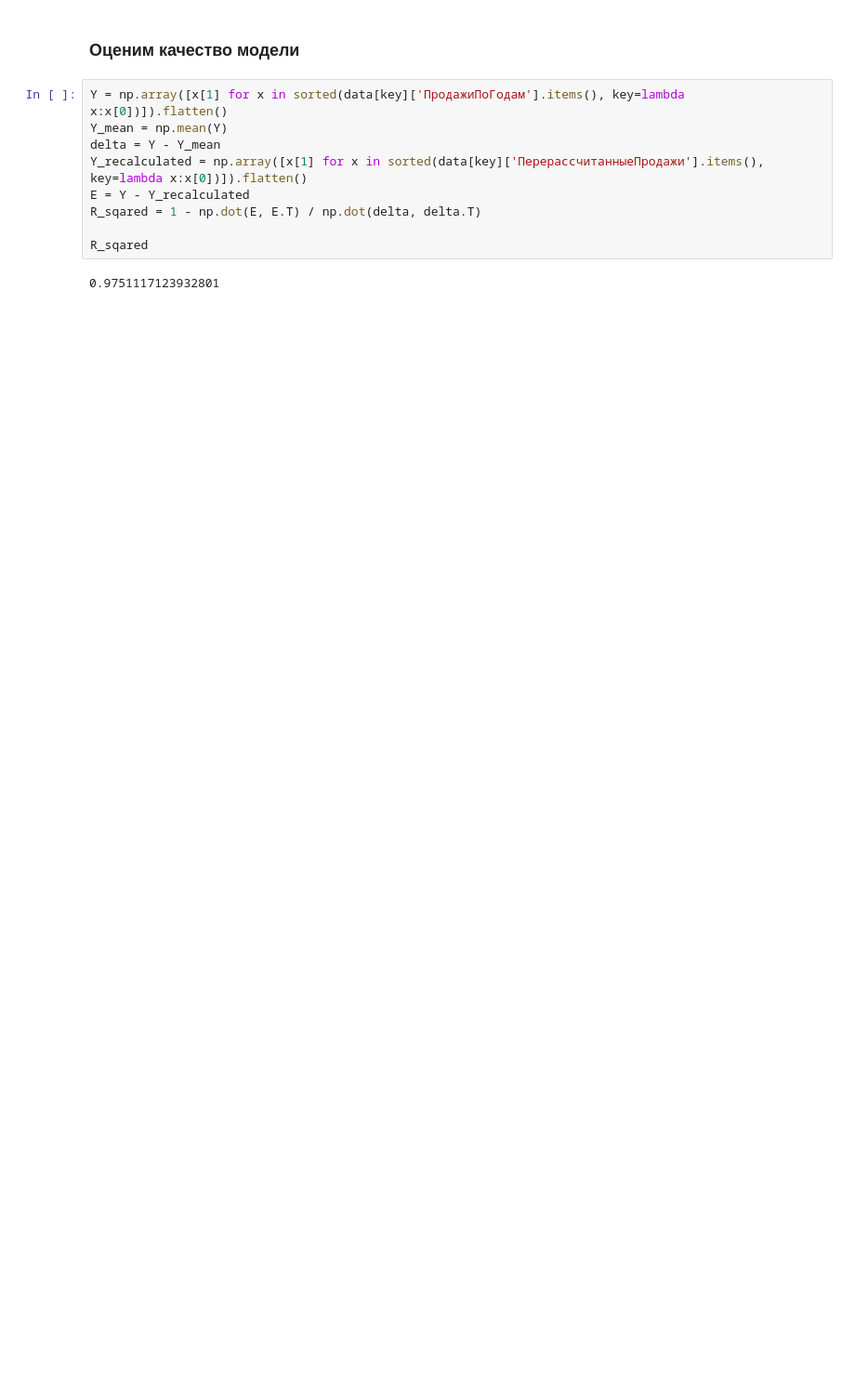
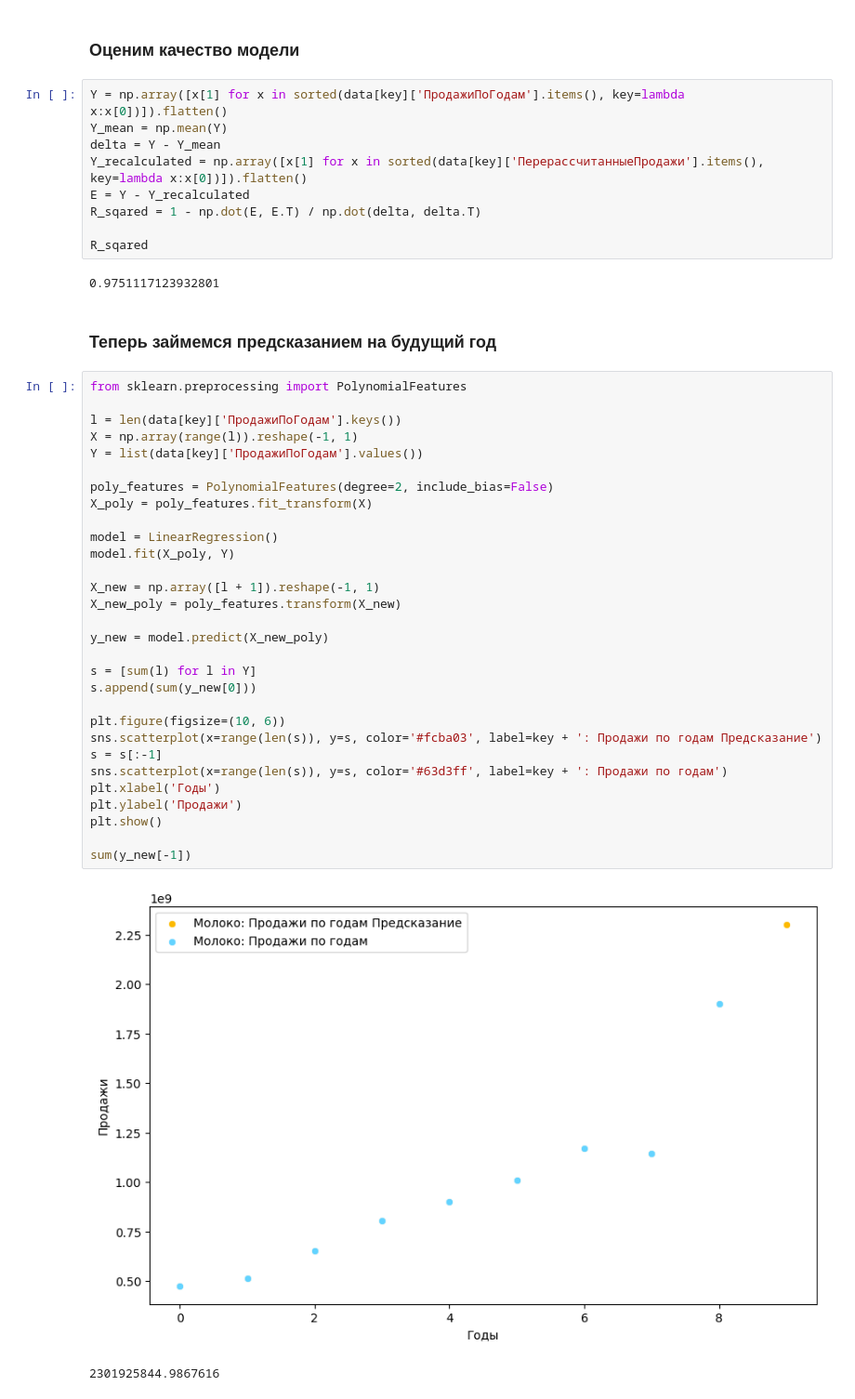
Before and after one commit to AltairkaGit/MilkStats, a Jupyter notebook: model.ipynb, the cells around one changed output. Shown at 93% size. Drawn from its saved outputs; the diff is of its cells as text; blank space fills up the shorter version.

```diff
--- a/model.ipynb
+++ b/model.ipynb
@@ -368,3 +367,38 @@ R_sqared = 1 - np.dot(E, E.T) / np.dot(delta, delta.T)
 R_sqared
 # %% [output]
 0.9751117123932801
+# %% [markdown]
+### Теперь займемся предсказанием на будущий год
+# %%
+from sklearn.preprocessing import PolynomialFeatures
+
+l = len(data[key]['ПродажиПоГодам'].keys())
+X = np.array(range(l)).reshape(-1, 1)
+Y = list(data[key]['ПродажиПоГодам'].values())
+
+poly_features = PolynomialFeatures(degree=2, include_bias=False)
+X_poly = poly_features.fit_transform(X)
+
+model = LinearRegression()
+model.fit(X_poly, Y)
+
+X_new = np.array([l + 1]).reshape(-1, 1)
+X_new_poly = poly_features.transform(X_new)
+
+y_new = model.predict(X_new_poly)
+
+s = [sum(l) for l in Y]
+s.append(sum(y_new[0]))
+
+plt.figure(figsize=(10, 6))
+sns.scatterplot(x=range(len(s)), y=s, color='#fcba03', label=key + ': Продажи по годам Предсказание')
+s = s[:-1]
+sns.scatterplot(x=range(len(s)), y=s, color='#63d3ff', label=key + ': Продажи по годам')
+plt.xlabel('Годы')
+plt.ylabel('Продажи')
+plt.show()
+
+sum(y_new[-1])
+# %% [output]
+[figure, added]
+2301925844.9867616
```
Also changed, not shown: parts of 1 cell of this notebook.
